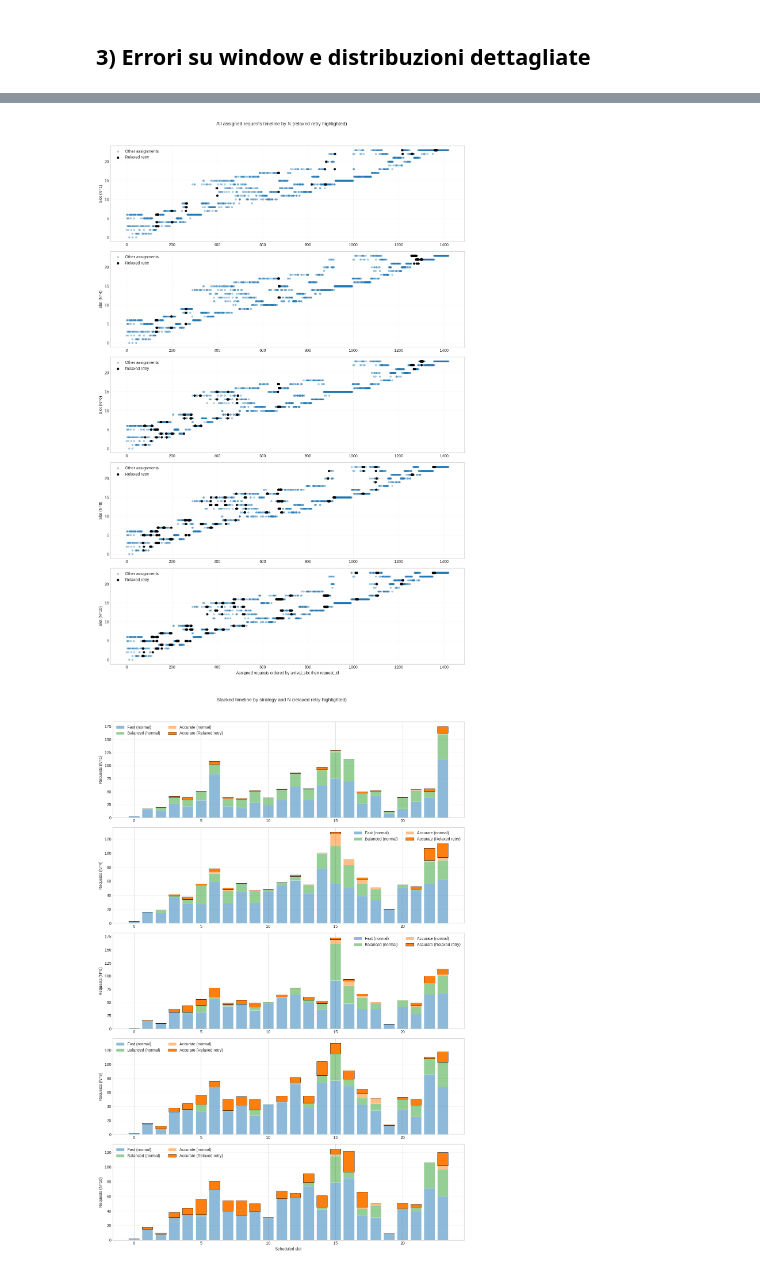
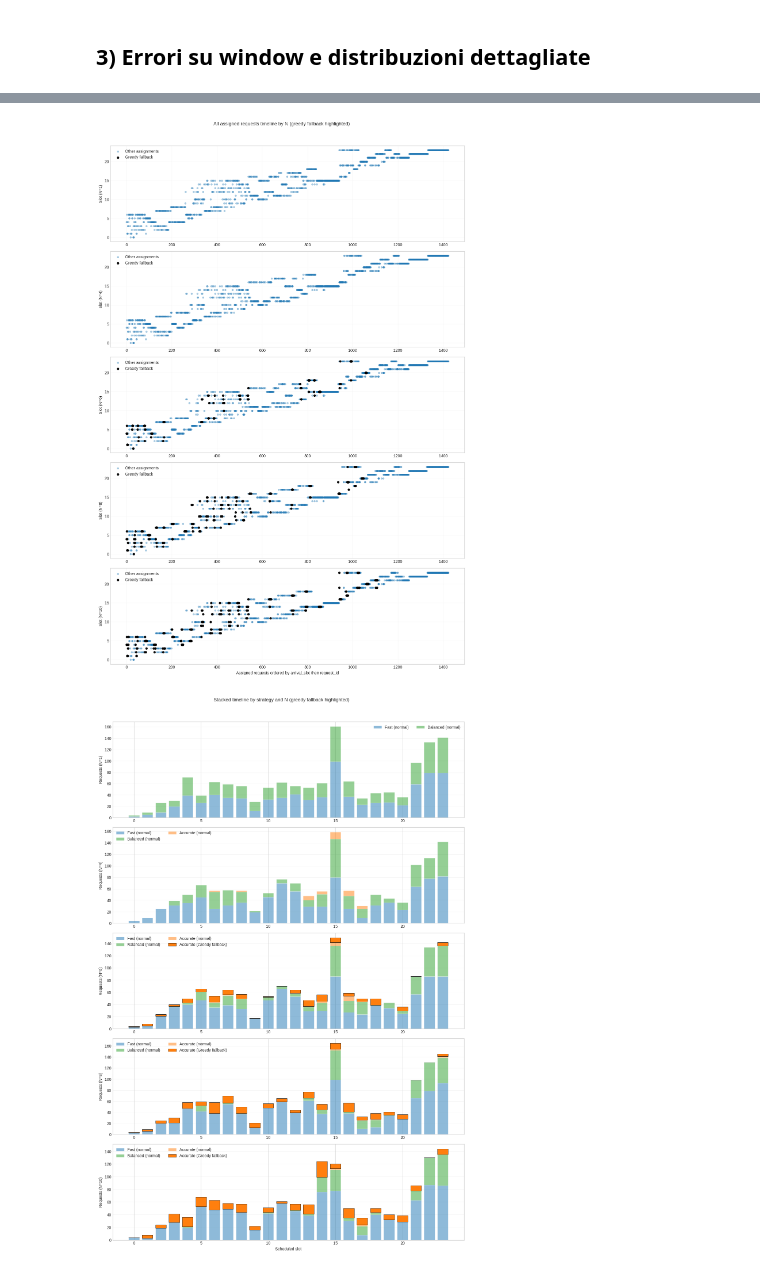
Before and after one commit to frenzis01/carbonshift, a Jupyter notebook: online2/notebooks/nshift_speed_analysis.ipynb, the cells around one changed output, grey strips where cells are left out. Cells and saved outputs as stored; diff of their text form; code cells hidden in the pictures.

```diff
--- a/online2/notebooks/nshift_speed_analysis.ipynb
+++ b/online2/notebooks/nshift_speed_analysis.ipynb
@@ -21,6 +21,9 @@ pd.set_option("display.max_columns", 100)
 TIMELINE_HIGHLIGHT_PLOT_MODE = "both"
 TIMELINE_HIGHLIGHT_DARK_FACTOR = 0.55
 
+
+# Skip first K slots for steady-state error metric (excludes startup transient):
+SKIP_FIRST_K_SLOTS = 5
 STRATEGY_COLORS = {
     "Fast": "#1f77b4",
     "Balanced": "#2ca02c",
@@ -83,6 +91,12 @@ for n in summary_df["batch_size"].tolist():
 threshold = float(scenario["metadata"]["max_error_threshold"])
 total_slots = int(scenario["metadata"]["total_slots"])
 slot_duration = float(scenario["metadata"]["slot_duration_seconds"])
+window_past_decay_slots = int(
+    scenario.get("metadata", {}).get(
+        "error_window_past_decay_slots",
+        getattr(online2_config, "ERROR_WINDOW_PAST_DECAY_SLOTS", 0),
+    )
+)
 
 summary_df
 # %% [output]
@@ -621,40 +763,40 @@ def _plot_stacked(per_request_map, flag_col, title, dark_label):
         ax.legend(loc="best", ncol=2)
         ax.grid(alpha=0.2, axis="y")
 
     axes[-1].set_xlabel("Scheduled slot")
     fig.suptitle(title, y=1.02)
     plt.tight_layout()
 
 
 def _plot_nshift_timeline_highlight(per_request_map, flag_col, dark_label):
     mode = _resolve_plot_mode(TIMELINE_HIGHLIGHT_PLOT_MODE)
     if mode in {"scatter", "both"}:
         _plot_scatter(
             per_request_map,
             flag_col=flag_col,
             title=f"All assigned requests timeline by N ({dark_label.lower()} highlighted)",
             dark_label=dark_label,
         )
     if mode in {"stacked", "both"}:
         _plot_stacked(
             per_request_map,
             flag_col=flag_col,
             title=f"Stacked timeline by strategy and N ({dark_label.lower()} highlighted)",
             dark_label=dark_label,
         )
 
 
+_plot_nshift_timeline_highlight(
+    per_request_by_n,
+    flag_col="assigned_with_greedy_fallback",
+    dark_label="Greedy fallback",
+)
+
 # _plot_nshift_timeline_highlight(
 #     per_request_by_n,
-#     flag_col="assigned_with_greedy_fallback",
-#     dark_label="Greedy fallback",
+#     flag_col="assigned_with_relaxed_retry",
+#     dark_label="Relaxed retry",
 # )
-
-_plot_nshift_timeline_highlight(
-    per_request_by_n,
-    flag_col="assigned_with_relaxed_retry",
-    dark_label="Relaxed retry",
-)
 # %% [output]
-[figure, old version]
+[figure, new version]
-[figure, old version]
+[figure, new version]
```
Also changed, not shown: parts of 13 cells of this notebook, 11 other files.
